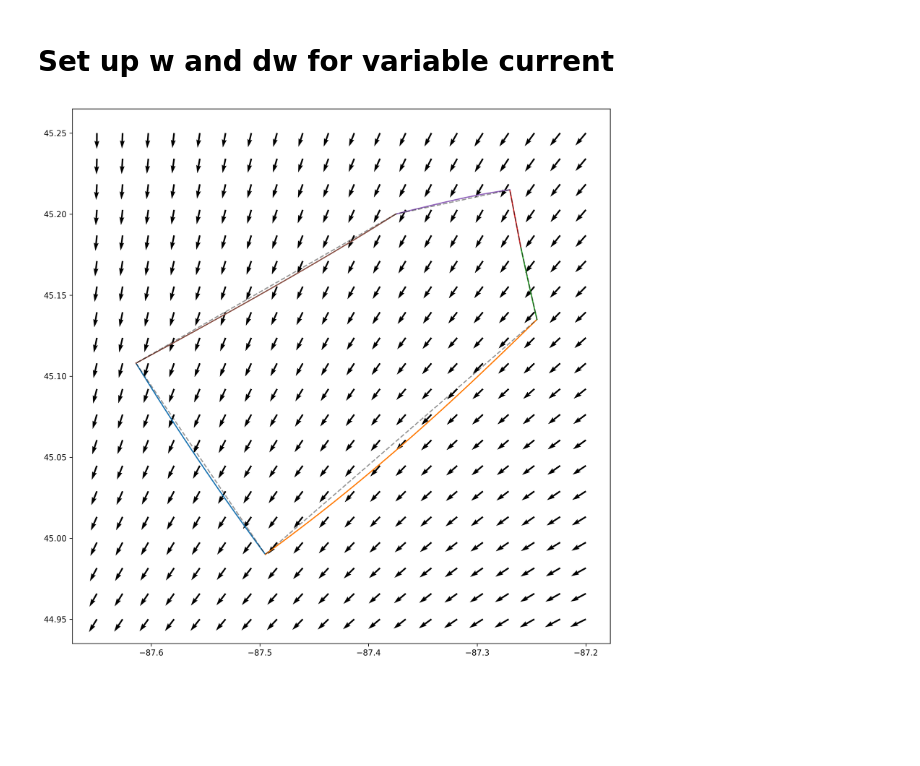
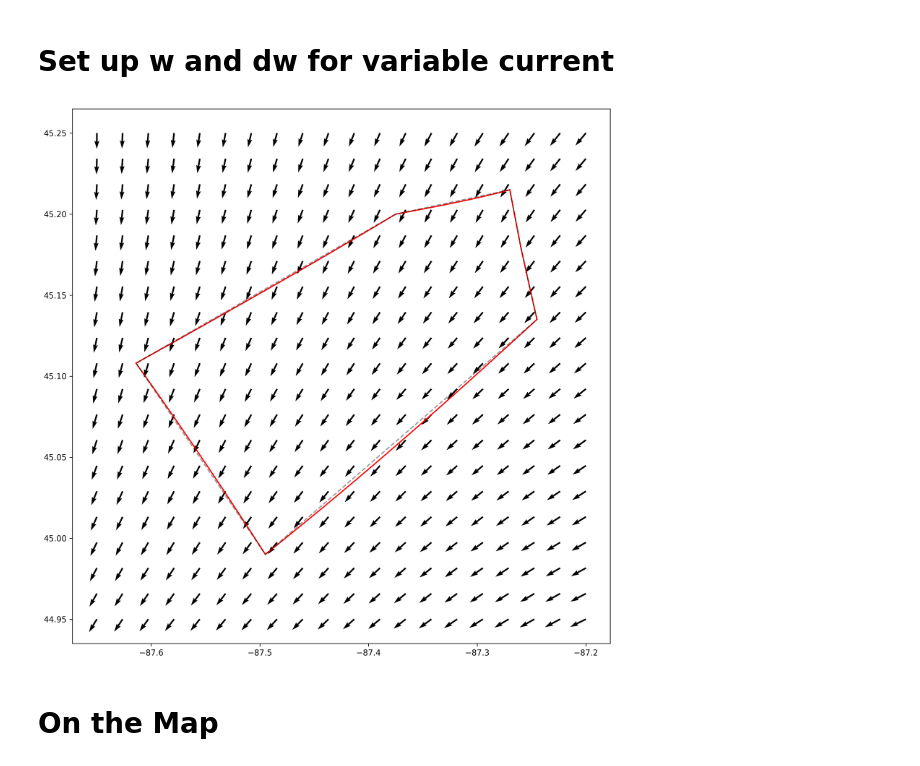
Before and after one commit to EthanPrimes/vol4-second-project, a Jupyter notebook: zermelo_variable_current.ipynb, the cells around one changed output. Cells and saved outputs as stored; diff of their text form; code cells hidden in the pictures; blank space fills up the shorter version.

```diff
--- a/zermelo_variable_current.ipynb
+++ b/zermelo_variable_current.ipynb
@@ -39,12 +39,12 @@ u_interp = RBFInterpolator(y, u, kernel="thin_plate_spline", smoothing=0.0)
 v_interp = RBFInterpolator(y, v, kernel="thin_plate_spline", smoothing=0.0)
 # %%
 def w(s):
-    return 2*np.vstack([u_interp(s), v_interp(s)])
+    return np.vstack([u_interp(s), v_interp(s)])
 
 def dw(s):
     grad_u = rbf_gradient(u_interp, s)
     grad_v = rbf_gradient(v_interp, s)
-    return 2*np.array([grad_u.T, grad_v.T])
+    return np.array([grad_u.T, grad_v.T])
 
 def ode(t, Y, p):
     v = 10
@@ -61,11 +61,12 @@ def ode(t, Y, p):
     dx = T * (u1 + w1)
     dy = T * (u2 + w2)
 
-    Dw = dw(s)
-    # print(Dw.shape)
-    # dl1, dl2 = -T * (Dw.T @ np.array([l1, l2]))
+    Dw = dw(s)                  # (2, 2, n)
+    lam = np.array([l1, l2])    # (2, n)
 
-    lam = np.array([l1, l2])
+    # This line computes -T * Dw.T @ [l1, l2] for each of n points
+    # Dw is (2, 2, n) and lam is (2, n)
+    # So the jin,jn->in means that output_{i, n} = sum_j{Dw_{j, i, n} * lam_{j,n}}
     dl1, dl2 = -T * np.einsum('jin,jn->in', Dw, lam)
 
     return np.array([dx, dy, dl1, dl2])
@@ -118,30 +119,32 @@ sol = solve(x0, xf)
 # %%
 OFFICIAL = [
     (-87.614, 45.108),   # Start
     (-87.495, 44.990),   # Green Island
     (-87.245, 45.135),   # Fish Creek
     (-87.260, 45.180),   # Strawberry S
     (-87.270, 45.215),   # Strawberry N
     (-87.375, 45.200),   # Chambers Island
     (-87.614, 45.108),   # Finish
 ]
 
 fig, ax = plt.subplots(figsize=(12, 12), dpi=300)
 
 for leg in range(6):
     x0, x1 = np.array(OFFICIAL[leg]), np.array(OFFICIAL[leg+1])
     sol = solve(x0, x1)
 
-    ax.plot(sol.y[0], sol.y[1])
+    ax.plot(sol.y[0], sol.y[1], 'r')
     ax.plot([x0[0], x1[0]], [x0[1], x1[1]], 'k--', alpha=.4)
 
 X, Y = np.meshgrid(np.linspace(-87.65, -87.2, 20), np.linspace(44.95, 45.25, 20))
 S = np.vstack([X.ravel(), Y.ravel()]).T
 U, V = w(S)
 U, V = U.reshape(X.shape), V.reshape(Y.shape)
 
 ax.quiver(X, Y, U, V)
 
 plt.show()
 # %% [output]
-[figure, old version]
+[figure, new version]
+# %% [markdown]
+# On the Map
```
Also changed, not shown: parts of 6 cells of this notebook.
